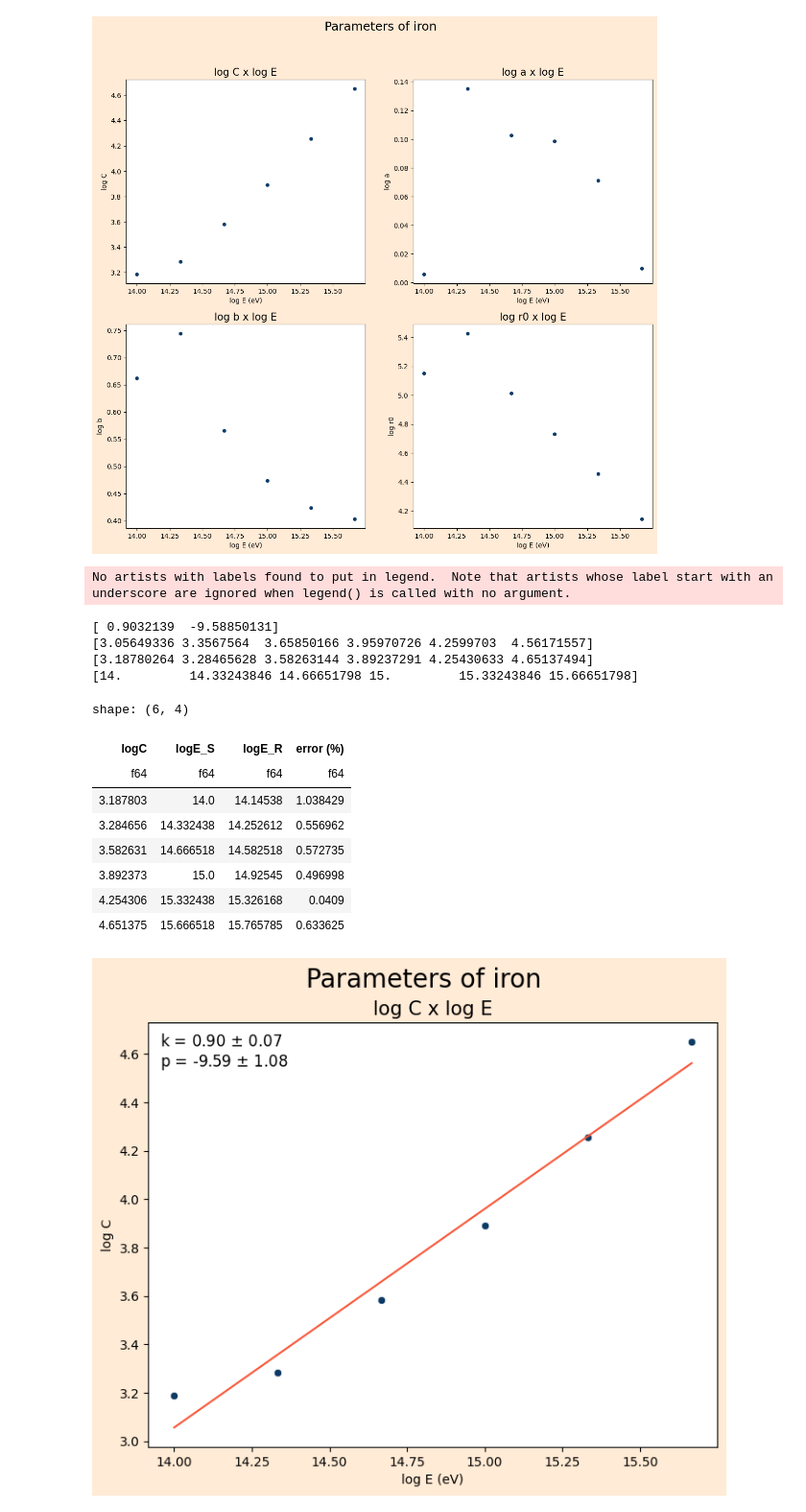
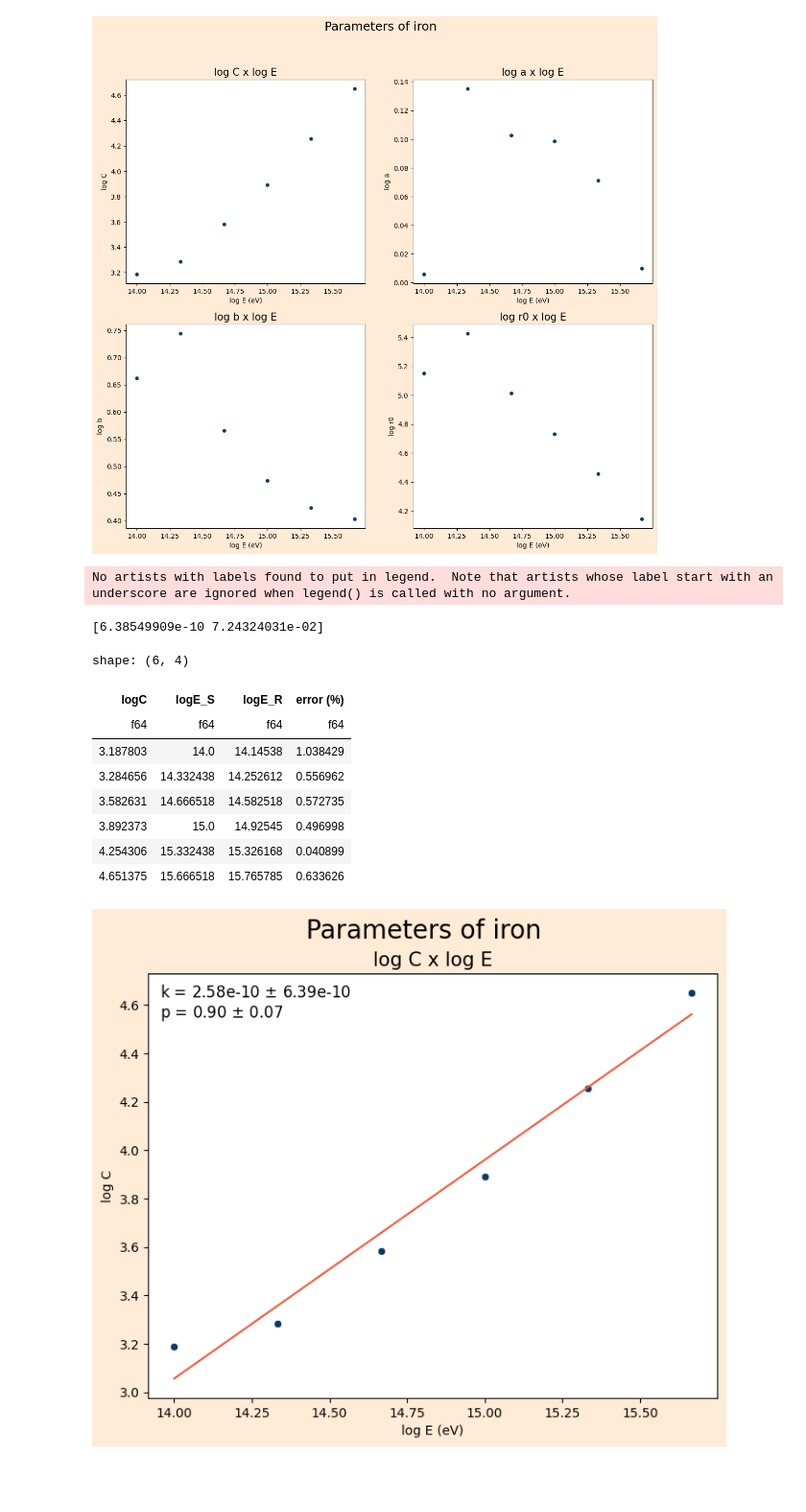
Before and after one commit to lucas-orfei/mestrado, a Jupyter notebook: parameters.ipynb, the cells around one changed output. Shown at 96% size. Saved outputs shown, nothing was run; the diff lists cells and outputs as text; code cells hidden in the pictures; blank space fills up the shorter version.

```diff
--- a/parameters.ipynb
+++ b/parameters.ipynb
@@ -213,29 +209,25 @@ ax.set_facecolor('white')
 
 
 #Fit
-coefficients, cov = np.polyfit(logE, logC, 1, cov = True)
-polynomial = np.poly1d(coefficients)
-ys = polynomial(logE)
+def power(x, k, p):
+    return np.log10(k*x**p)
 
-'The standard error on the parameters is the square-root of the diagonal elements'
+initial_guess = [1,1]
+
+coefficients, cov = curve_fit(power, E, np.log10(C), p0=initial_guess)
 
 inc = np.sqrt(np.diag(cov))
-#print(np.sqrt(np.diag(cov)))
+print(np.sqrt(np.diag(cov)))
 
-plt.plot(logE, ys, color = '#F95738')
+ax.plot(logE, power(E,*coefficients), color = '#F95738')
 sns.scatterplot(x = logE, y = logC, color = '#0D3B66', ax = ax)
 
-ax.legend(title = 'k = {:.2f} $\pm$ {:.2f}\np = {:.2f} $\pm$ {:.2f}'
+ax.legend(title = 'k = {:.2e} $\pm$ {:.2e}\np = {:.2f} $\pm$ {:.2f}'
           .format(coefficients[0],inc[0],coefficients[1],inc[1]),
           title_fontsize = 12,facecolor = 'white', frameon = False)
 
-print(coefficients)
-print(coefficients[0]*logE + coefficients[1])
-print(logC)
-#print((logC-coefficients[1])/coefficients[0])
-print(logE)
 
-logE_0_array = ((logC-coefficients[1])/coefficients[0])
+logE_0_array = ((np.log10(C/coefficients[0]))/coefficients[1])
 
 logE_0 = logE_0_array.tolist()
 
@@ -341,57 +330,50 @@ ax.set_facecolor('white')
 
 
 #Fit
-coefficients, cov = np.polyfit(logE, logC, 1, cov = True)
-polynomial = np.poly1d(coefficients)
-ys = polynomial(logE)
+def power(x, k, p):
+    return np.log10(k*x**p)
 
-'The standard error on the parameters is the square-root of the diagonal elements'
+initial_guess = [1,1]
+
+coefficients, cov = curve_fit(power, E, np.log10(C), p0=initial_guess)
 
 inc = np.sqrt(np.diag(cov))
-#print(np.sqrt(np.diag(cov)))
+print(np.sqrt(np.diag(cov)))
 
-plt.plot(logE, ys, color = '#F95738')
+ax.plot(logE, power(E,*coefficients), color = '#F95738')
 sns.scatterplot(x = logE, y = logC, color = '#0D3B66', ax = ax)
 
-ax.legend(title = 'k = {:.2f} $\pm$ {:.2f}\np = {:.2f} $\pm$ {:.2f}'
+ax.legend(title = 'k = {:.2e} $\pm$ {:.2e}\np = {:.2f} $\pm$ {:.2f}'
           .format(coefficients[0],inc[0],coefficients[1],inc[1]),
           title_fontsize = 12,facecolor = 'white', frameon = False)
 
-print(coefficients)
-print(coefficients[0]*logE + coefficients[1])
-print(logC)
-#print((logC-coefficients[1])/coefficients[0])
-print(logE)
 
-logE_0_array = ((logC-coefficients[1])/coefficients[0])
+logE_0_array = ((np.log10(C/coefficients[0]))/coefficients[1])
 
 logE_0 = logE_0_array.tolist()
 
 data = {
     'logC':logC,
     'logE_S':logE,
     'logE_R':logE_0
 }
 
 df = pl.DataFrame(data)
 
 df = df.with_columns(
         abs((((pl.col('logE_R')-pl.col('logE_S'))/pl.col('logE_S'))*100)).alias('error (%)')
 )
 df
 # %% [output]
 No artists with labels found to put in legend.  Note that artists whose label start with an underscore are ignored when legend() is called with no argument.
-[ 0.9032139  -9.58850131]
-[3.05649336 3.3567564  3.65850166 3.95970726 4.2599703  4.56171557]
-[3.18780264 3.28465628 3.58263144 3.89237291 4.25430633 4.65137494]
-[14.         14.33243846 14.66651798 15.         15.33243846 15.66651798]
+[6.38549909e-10 7.24324031e-02]
 shape: (6, 4)
 | logC | logE_S | logE_R | error (%) |
 | f64 | f64 | f64 | f64 |
 | 3.187803 | 14.0 | 14.14538 | 1.038429 |
 | 3.284656 | 14.332438 | 14.252612 | 0.556962 |
 | 3.582631 | 14.666518 | 14.582518 | 0.572735 |
 | 3.892373 | 15.0 | 14.92545 | 0.496998 |
-| 4.254306 | 15.332438 | 15.326168 | 0.0409 |
-| 4.651375 | 15.666518 | 15.765785 | 0.633625 |
+| 4.254306 | 15.332438 | 15.326168 | 0.040899 |
+| 4.651375 | 15.666518 | 15.765785 | 0.633626 |
-[figure, old version]
+[figure, new version]
```
Also changed, not shown: parts of 2 cells of this notebook.
